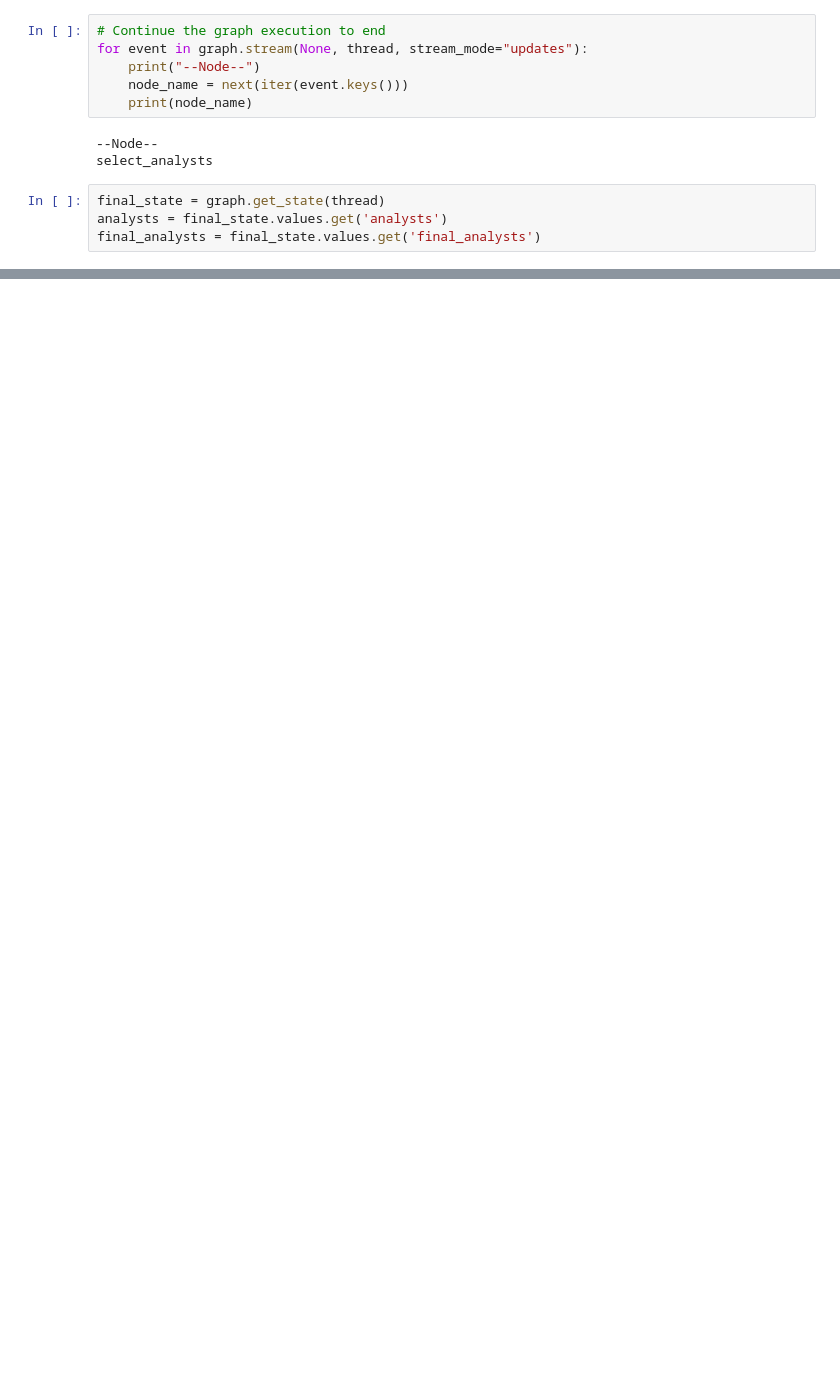
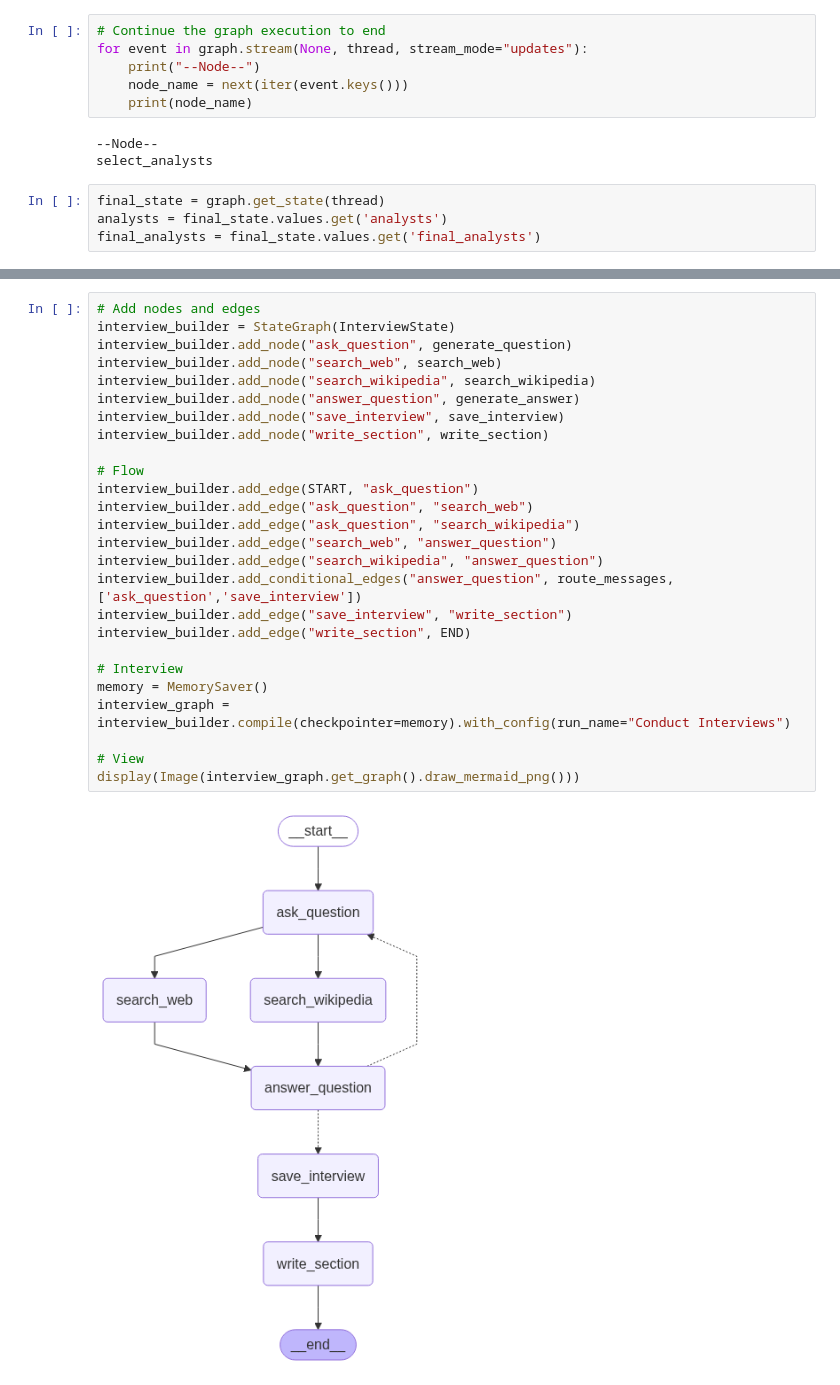
Before and after one commit to kvpratama/langchain-academy, a Jupyter notebook: module-4/research-assistant-excercise.ipynb, the cells around one changed output, grey strips where cells are left out. Cells and saved outputs as stored; diff of their text form; blank space fills up the shorter version.

```diff
--- a/module-4/research-assistant-excercise.ipynb
+++ b/module-4/research-assistant-excercise.ipynb
@@ -348,0 +737,28 @@ Description: Concerned with the practical benefits of LangGraph for rapid protot
+# %%
+# Add nodes and edges
+interview_builder = StateGraph(InterviewState)
+interview_builder.add_node("ask_question", generate_question)
+interview_builder.add_node("search_web", search_web)
+interview_builder.add_node("search_wikipedia", search_wikipedia)
+interview_builder.add_node("answer_question", generate_answer)
+interview_builder.add_node("save_interview", save_interview)
+interview_builder.add_node("write_section", write_section)
+
+# Flow
+interview_builder.add_edge(START, "ask_question")
+interview_builder.add_edge("ask_question", "search_web")
+interview_builder.add_edge("ask_question", "search_wikipedia")
+interview_builder.add_edge("search_web", "answer_question")
+interview_builder.add_edge("search_wikipedia", "answer_question")
+interview_builder.add_conditional_edges("answer_question", route_messages,['ask_question','save_interview'])
+interview_builder.add_edge("save_interview", "write_section")
+interview_builder.add_edge("write_section", END)
+
+# Interview
+memory = MemorySaver()
+interview_graph = interview_builder.compile(checkpointer=memory).with_config(run_name="Conduct Interviews")
+
+# View
+display(Image(interview_graph.get_graph().draw_mermaid_png()))
+# %% [output]
+[figure, added]
```
Also changed, not shown: parts of 36 cells of this notebook.
